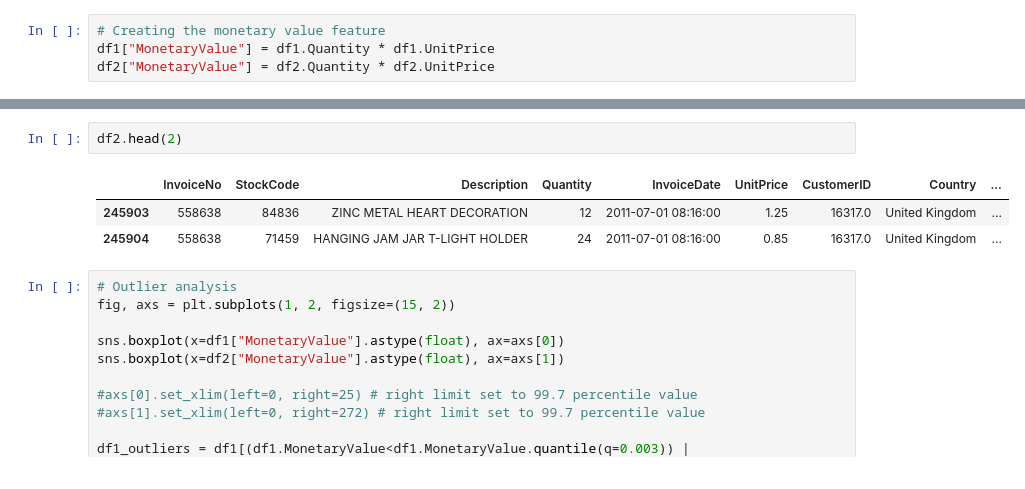
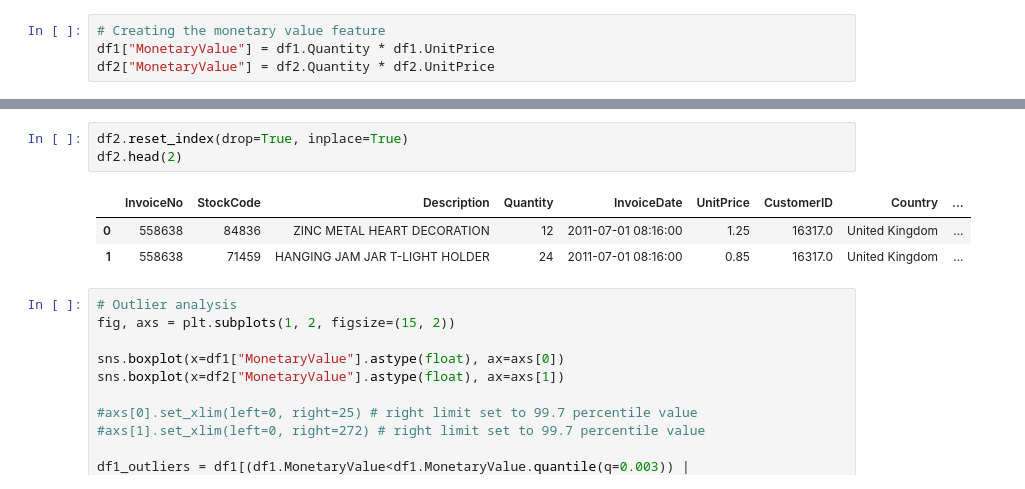
Before and after one commit to vubanc/AWS_DeployedCLVPredictor, a Jupyter notebook: AWS_DeployedCLVPredictor.ipynb, the cells around one changed output, grey strips where cells are left out. Cells and saved outputs as stored; diff of their text form.

```diff
--- a/AWS_DeployedCLVPredictor.ipynb
+++ b/AWS_DeployedCLVPredictor.ipynb
@@ -177,11 +163,12 @@ df1.head(2)
 | 0 | 539993 | 22386 | JUMBO BAG PINK POLKADOT | 10 | 2011-01-04 10:00:00 | 1.95 | 13313.0 | United Kingdom | 53 | ... |
 | 1 | 539993 | 21499 | BLUE POLKADOT WRAP | 25 | 2011-01-04 10:00:00 | 0.42 | 13313.0 | United Kingdom | 53 | ... |
 # %%
+df2.reset_index(drop=True, inplace=True)
 df2.head(2)
 # %% [output]
 |  | InvoiceNo | StockCode | Description | Quantity | InvoiceDate | UnitPrice | CustomerID | Country | ... |
-| 245903 | 558638 | 84836 | ZINC METAL HEART DECORATION | 12 | 2011-07-01 08:16:00 | 1.25 | 16317.0 | United Kingdom | ... |
-| 245904 | 558638 | 71459 | HANGING JAM JAR T-LIGHT HOLDER | 24 | 2011-07-01 08:16:00 | 0.85 | 16317.0 | United Kingdom | ... |
+| 0 | 558638 | 84836 | ZINC METAL HEART DECORATION | 12 | 2011-07-01 08:16:00 | 1.25 | 16317.0 | United Kingdom | ... |
+| 1 | 558638 | 71459 | HANGING JAM JAR T-LIGHT HOLDER | 24 | 2011-07-01 08:16:00 | 0.85 | 16317.0 | United Kingdom | ... |
 # %%
 # Outlier analysis
 fig, axs = plt.subplots(1, 2, figsize=(15, 2))
```
Also changed, not shown: parts of 17 cells of this notebook.
